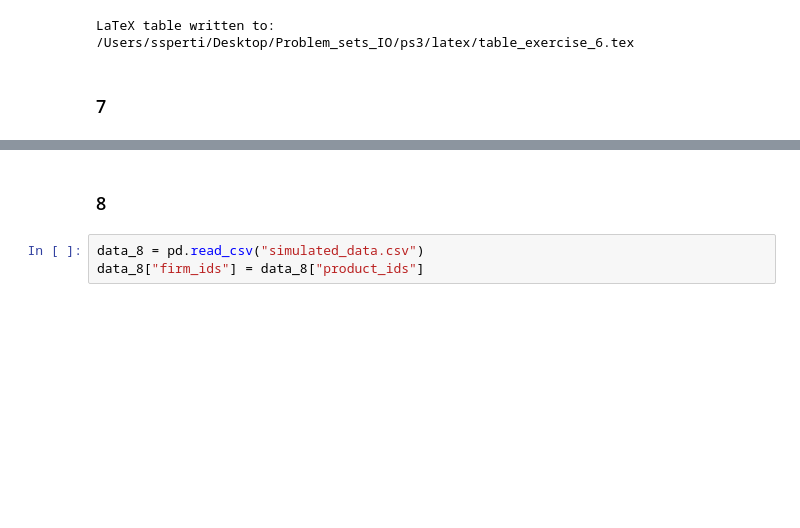
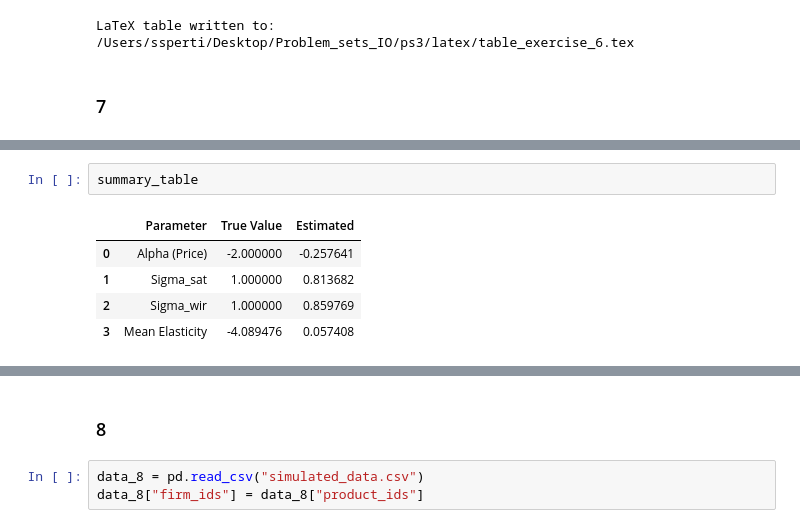
Before and after one commit to Stesperti/Problem_sets_IO, a Jupyter notebook: ps3/ps3_sperti.ipynb, the cells around one changed output, grey strips where cells are left out. Drawn from its saved outputs; the diff is of its cells as text; blank space fills up the shorter version.

Commit message:
new tables

```diff
--- a/ps3/ps3_sperti.ipynb
+++ b/ps3/ps3_sperti.ipynb
@@ -608,0 +667,8 @@ Saved tables:
+# %%
+summary_table
+# %% [output]
+|  | Parameter | True Value | Estimated |
+| 0 | Alpha (Price) | -2.000000 | -0.257641 |
+| 1 | Sigma_sat | 1.000000 | 0.813682 |
+| 2 | Sigma_wir | 1.000000 | 0.859769 |
+| 3 | Mean Elasticity | -4.089476 | 0.057408 |
```
Also changed, not shown: parts of 9 cells of this notebook, 5 other files.
